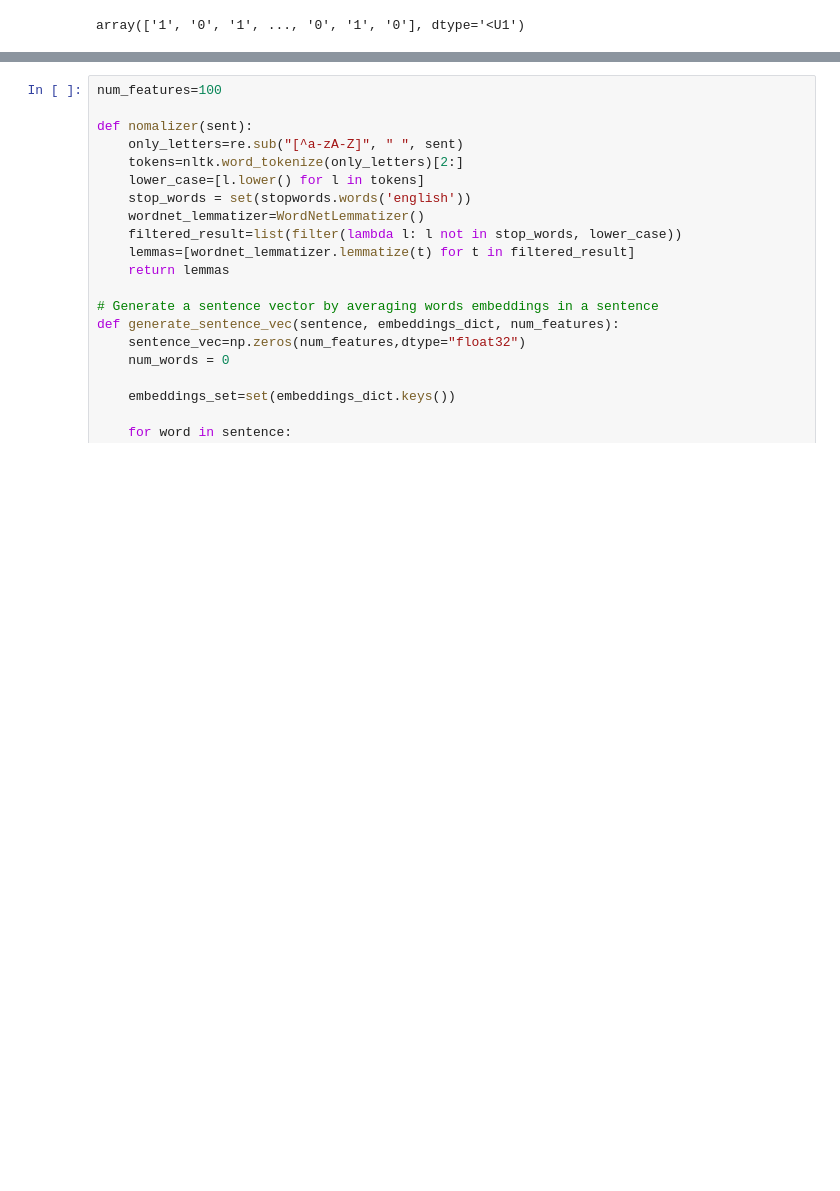
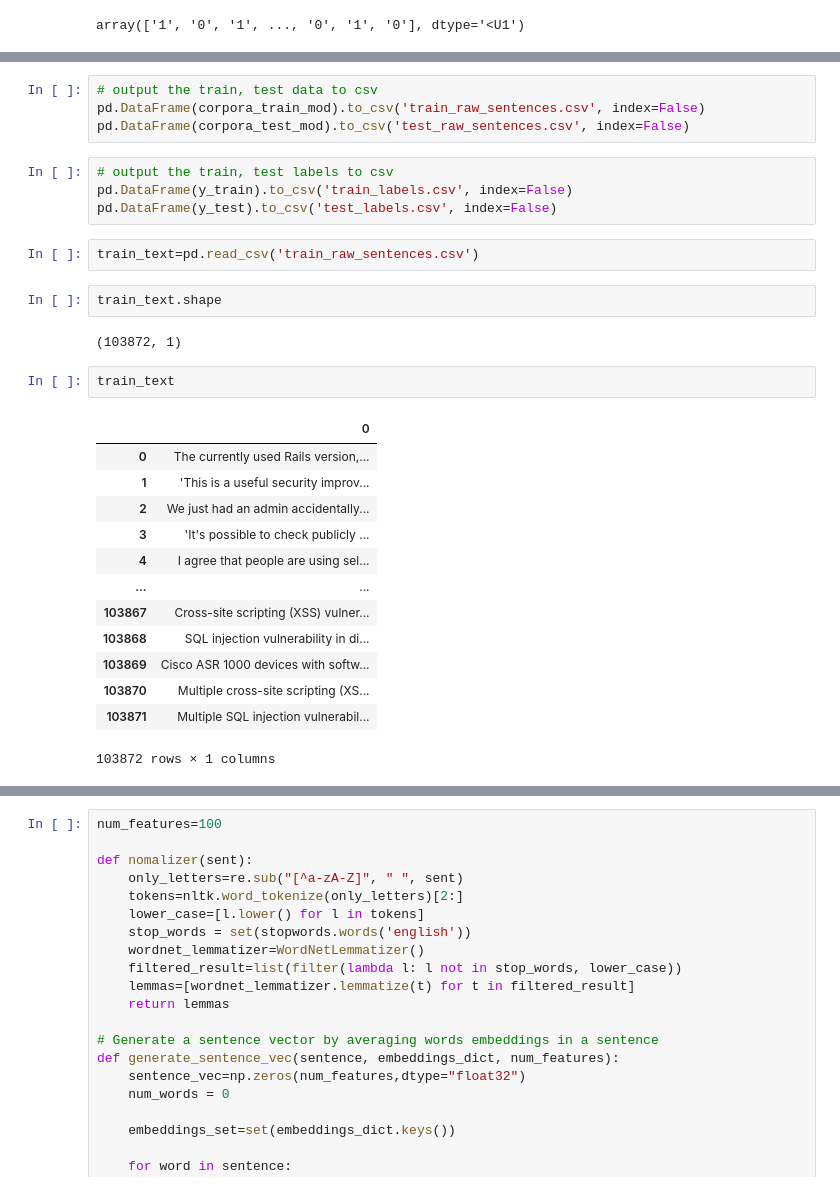
Before and after one commit to happygirlzt/SecureReqNet, a Jupyter notebook: alpha_securereqnet.ipynb, the cells around one changed output, grey strips where cells are left out. Saved outputs shown, nothing was run; the diff lists cells and outputs as text; blank space fills up the shorter version.

Commit message:
output the data csv

```diff
--- a/alpha_securereqnet.ipynb
+++ b/alpha_securereqnet.ipynb
@@ -185,3 +219,33 @@ array(['1', '0', '1', ..., '0', '1', '0'], dtype='<U1')
+# %%
+# output the train, test data to csv
+pd.DataFrame(corpora_train_mod).to_csv('train_raw_sentences.csv', index=False)
+pd.DataFrame(corpora_test_mod).to_csv('test_raw_sentences.csv', index=False)
+# %%
+# output the train, test labels to csv
+pd.DataFrame(y_train).to_csv('train_labels.csv', index=False)
+pd.DataFrame(y_test).to_csv('test_labels.csv', index=False)
+# %%
+train_text=pd.read_csv('train_raw_sentences.csv')
+# %%
+train_text.shape
+# %% [output]
+(103872, 1)
+# %%
+train_text
+# %% [output]
+|  | 0 |
+| 0 | The currently used Rails version,... |
+| 1 | 'This is a useful security improv... |
+| 2 | We just had an admin accidentally... |
+| 3 | 'It's possible to check publicly ... |
+| 4 | I agree that people are using sel... |
+| ... | ... |
+| 103867 | Cross-site scripting (XSS) vulner... |
+| 103868 | SQL injection vulnerability in di... |
+| 103869 | Cisco ASR 1000 devices with softw... |
+| 103870 | Multiple cross-site scripting (XS... |
+| 103871 | Multiple SQL injection vulnerabil... |
+103872 rows × 1 columns
 # %%
 import re, nltk
 nltk.download('stopwords')
```
Also changed, not shown: parts of 30 cells of this notebook, 1 other file.
